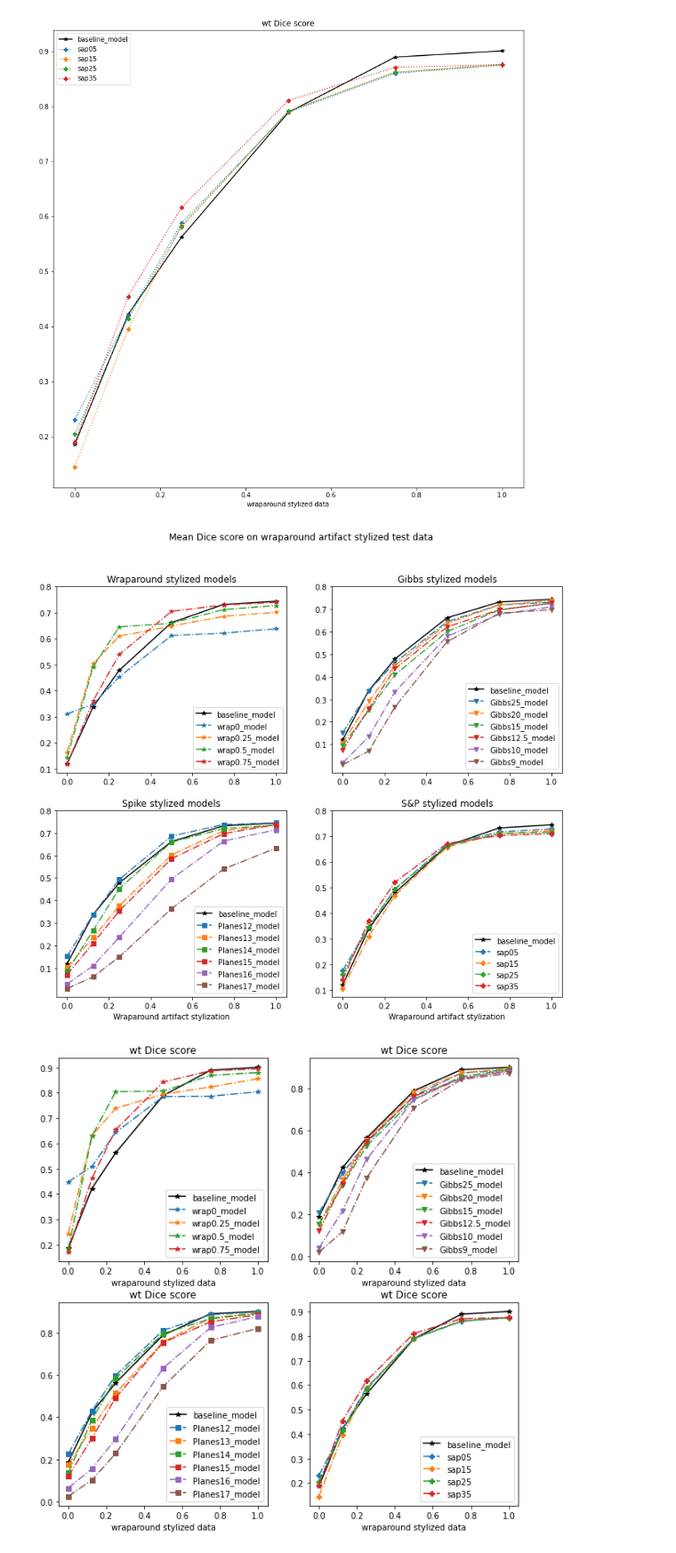
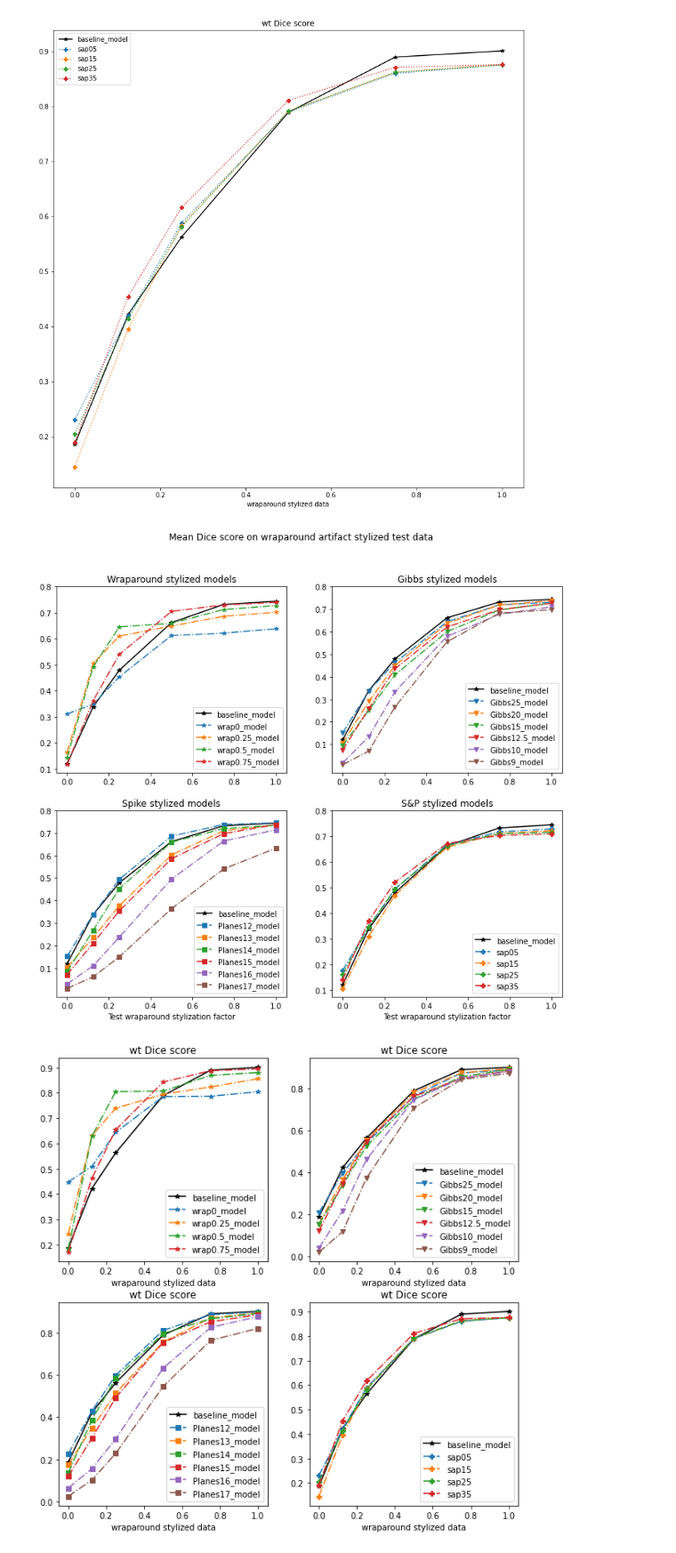
Before and after one commit to yanielc/medical-vision-textural-bias, a Jupyter notebook: 20_results/80_common_evaluations/50_evaluations_on_wrap/comparison_on_wrap.ipynb, the cells around one changed output. Shown: that part at 89% size. Saved outputs shown, nothing was run; the diff lists cells and outputs as text; code cells hidden in the pictures.

```diff
--- a/20_results/80_common_evaluations/50_evaluations_on_wrap/comparison_on_wrap.ipynb
+++ b/20_results/80_common_evaluations/50_evaluations_on_wrap/comparison_on_wrap.ipynb
@@ -322,36 +322,36 @@ plt.show()
 plt.figure(figsize=(12,10))
 
 plt.subplot(2,2,1)
 plot_model_performance([0, 0.125, .25, .5, .75, 1.],baseline_list,'mean', mark = '-*', c='k' )
 plot_model_performance([0, 0.125, .25, .5, .75, 1.],wrap_list,'mean', mark = '-.*')
 plt.yticks(np.arange(.1,.9,.1))
 plt.title('Wraparound stylized models')
 
 plt.subplot(2,2,2)
 plot_model_performance([0, 0.125, .25, .5, .75, 1.],baseline_list,'mean', mark = '-*', c='k' )
 plot_model_performance([0, 0.125, .25, .5, .75, 1.],gibbs_list,'mean', mark = '-.v' )
 plt.yticks(np.arange(.1,.9,.1))
 plt.title('Gibbs stylized models')
 
 plt.subplot(2,2,3)
 plot_model_performance([0, 0.125, .25, .5, .75, 1.],baseline_list,'mean', mark = '-*', c='k' )
 plot_model_performance([0, 0.125, .25, .5, .75, 1.],planes_list,'mean', mark = '-.s')
 plt.yticks(np.arange(.1,.9,.1))
 plt.title('Spike stylized models')
-plt.xlabel('Wraparound artifact stylization')
+plt.xlabel('Test wraparound stylization factor')
 
 plt.subplot(2,2,4)
 plot_model_performance([0, 0.125, .25, .5, .75, 1.],baseline_list,'mean', mark = '-*', c='k' )
 plot_model_performance([0, 0.125, .25, .5, .75, 1.], sap_list,'mean', mark = '-.P')
 plt.yticks(np.arange(.1,.9,.1))
 plt.title('S&P stylized models')
-plt.xlabel('Wraparound artifact stylization')
+plt.xlabel('Test wraparound stylization factor')
 
 plt.suptitle('Mean Dice score on wraparound artifact stylized test data')
 plt.savefig('wraparound_test_MEAN.png')
 plt.show()
 # %% [output]
-[figure, old version]
+[figure, new version]
 # %%
 plt.figure(figsize=(10,10))
 
```
